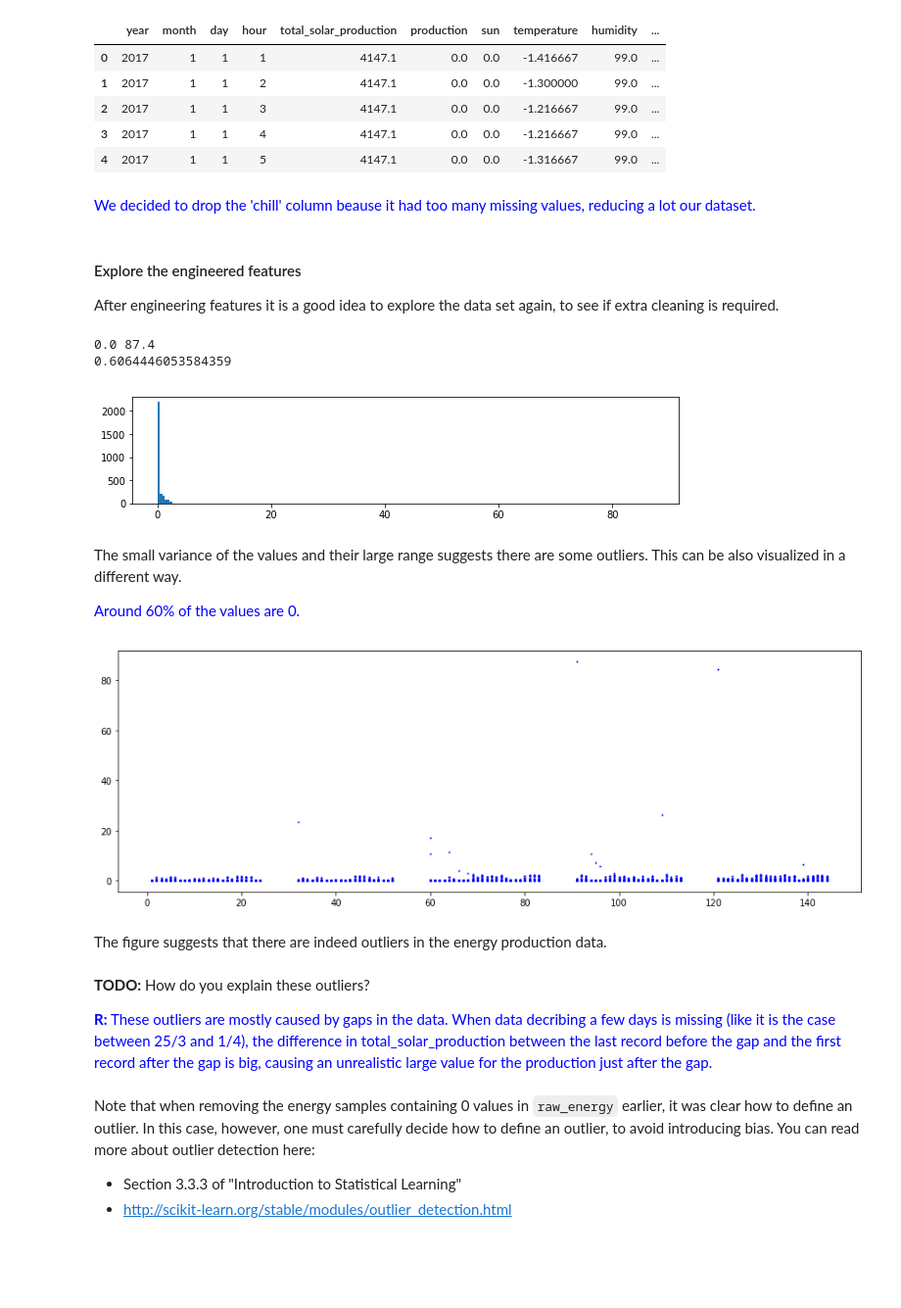
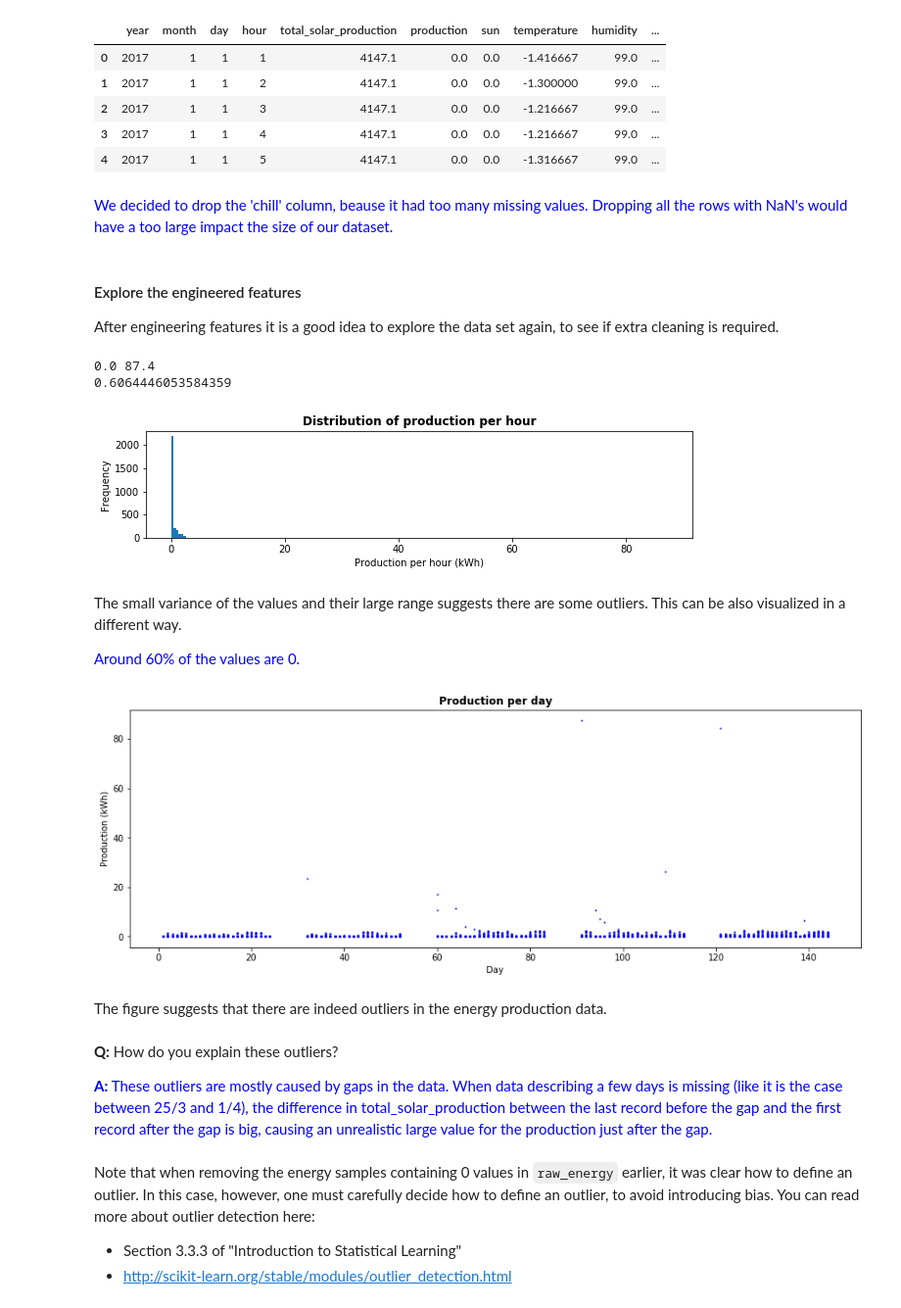
Before and after one commit to Jonuma/IoT_Project, a Jupyter notebook: data/assignment_joao.ipynb, the cells around one changed output. Shown at 98% size. Cells and saved outputs as stored; diff of their text form; code cells hidden in the pictures; blank space fills up the shorter version.

```diff
--- a/data/assignment_joao.ipynb
+++ b/data/assignment_joao.ipynb
@@ -75,7 +77,7 @@ import glob
 
 The data resides in two files:
 # %%
-raw_energy = pd.read_csv("energy_train.csv")
+raw_energy = pd.read_csv("energy_train.csv", low_memory=False)
 raw_energy.head()
 # %% [output]
 |  | date | time | seconds | total_consumption | total_production | solar_production | ... |
@@ -249,7 +275,7 @@ We are interested in predicting the solar panel output in a given hour. However,
 # %%
 energy["production"] = energy[col] - energy[col].shift(1)
 energy = energy.dropna().reset_index()
-energy.drop(columns=['index'],inplace = True)
+energy.drop('index', axis=1, inplace=True)
 energy.head()
 # %% [output]
 |  | year | month | day | hour | total_solar_production | production |
@@ -315,7 +341,7 @@ Now that both data frames are expressed in terms of hours and the energy data fr
 **Important:** when dealing with times in data from various sources one must be very carefull about the semantics of the time, such as the time-zone or the daylight-saving. Luckily, in this assignment both energy and weather data use UTC time, so no extra preprocessing is required.
 # %%
 data = pd.merge(energy, weather)
-data = data.drop(columns = ['chill'])
+data.drop('chill', axis=1, inplace=True)
 data = data.dropna().reset_index(drop=True)
 data.head()
 # %% [output]
@@ -326,7 +352,7 @@ data.head()
 | 3 | 2017 | 1 | 1 | 4 | 4147.1 | 0.0 | 0.0 | -1.216667 | 99.0 | ... |
 | 4 | 2017 | 1 | 1 | 5 | 4147.1 | 0.0 | 0.0 | -1.316667 | 99.0 | ... |
 # %% [markdown]
-<font color='blue'> We decided to drop the 'chill' column beause it had too many missing values, reducing a lot our dataset. </font>
+<font color='blue'> We decided to drop the 'chill' column, beause it had too many missing values. Dropping all the rows with NaN's would have a too large impact the size of our dataset. </font>
 # %% [markdown]
 #### Explore the engineered features
 
@@ -334,32 +360,38 @@ After engineering features it is a good idea to explore the data set again, to s
 # %%
 values = data["production"].values
 plt.figure(figsize=(10, 2))
-plt.hist(values, 200);
+plt.hist(values, 200)
+plt.title('Distribution of production per hour', fontweight='bold')
+plt.xlabel('Production per hour (kWh)')
+plt.ylabel('Frequency');
 print (min(values), max(values))
 print (len(data[data.production == 0]) / len(values))
 # %% [output]
 0.0 87.4
 0.6064446053584359
-[figure, old version]
+[figure, new version]
 # %% [markdown]
 The small variance of the values and their large range suggests there are some outliers. This can be also visualized in a different way.
 
 <font color='blue'> Around 60% of the values are 0. </font>
 # %%
-def plot(df, col):
-    x = df["day"]
+def plot(df, col, xcol):
+    x = df[xcol]
     plt.figure(figsize=(15,5))
     plt.plot(x, df[col], 'bo', markersize=1)
+    plt.title('Production per ' + xcol, fontweight='bold')
+    plt.xlabel(xcol.title())
+    plt.ylabel('Production (kWh)');
 
-plot(data, "production")
+plot(data, "production", 'day')
 # %% [output]
-[figure, old version]
+[figure, new version]
 # %% [markdown]
 The figure suggests that there are indeed outliers in the energy production data.
 # %% [markdown]
-**TODO:** How do you explain these outliers?
+**Q:** How do you explain these outliers?
 
-<font color="blue">**R:** These outliers are mostly caused by gaps in the data. When data decribing a few days is missing (like it is the case between 25/3 and 1/4), the difference in total_solar_production between the last record before the gap and the first record after the gap is big, causing an unrealistic large value for the production just after the gap. </font>
+<font color="blue">**A:** These outliers are mostly caused by gaps in the data. When data describing a few days is missing (like it is the case between 25/3 and 1/4), the difference in total_solar_production between the last record before the gap and the first record after the gap is big, causing an unrealistic large value for the production just after the gap.</font>
 # %% [markdown]
 Note that when removing the energy samples containing 0 values in `raw_energy` earlier, it was clear how to define an outlier. In this case, however, one must carefully decide how to define an outlier, to avoid introducing bias. You can read more about outlier detection here:
 
```
Also changed, not shown: parts of 72 cells of this notebook.
